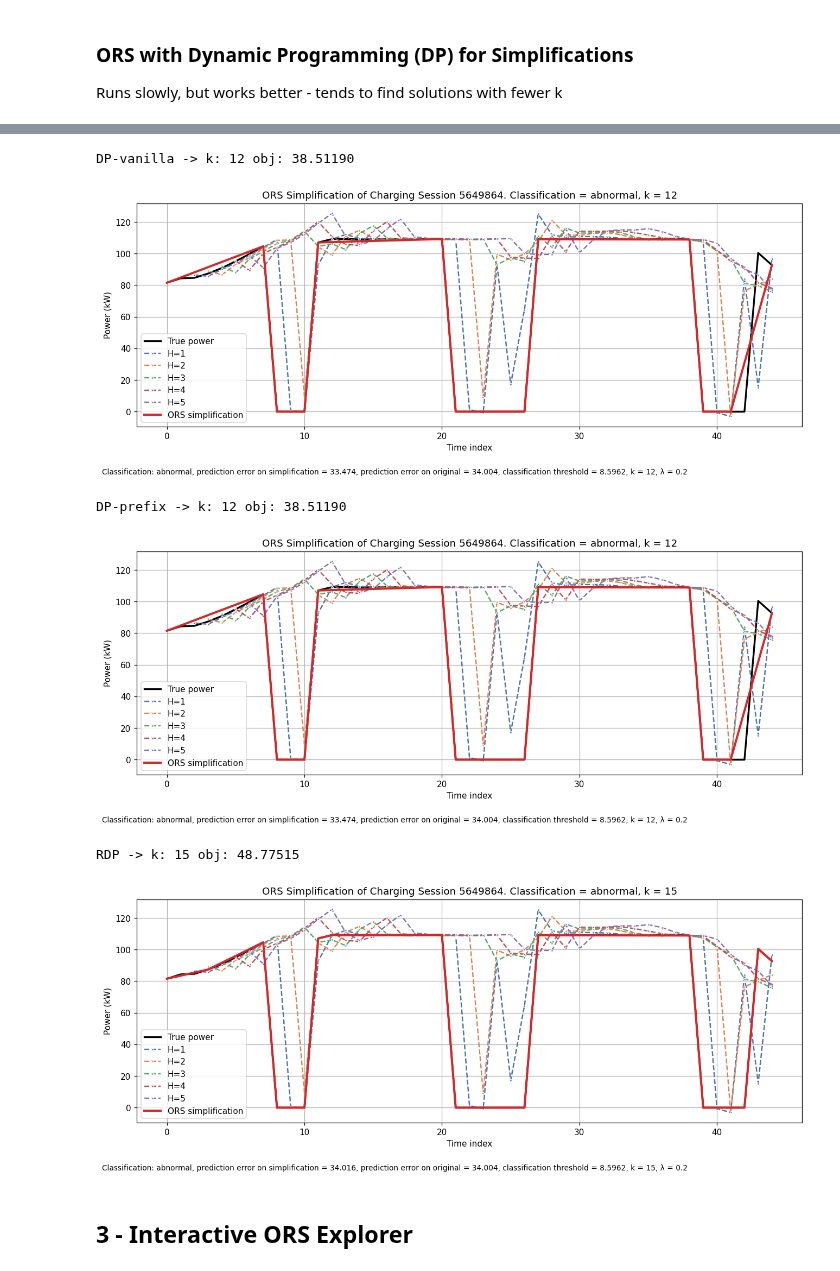
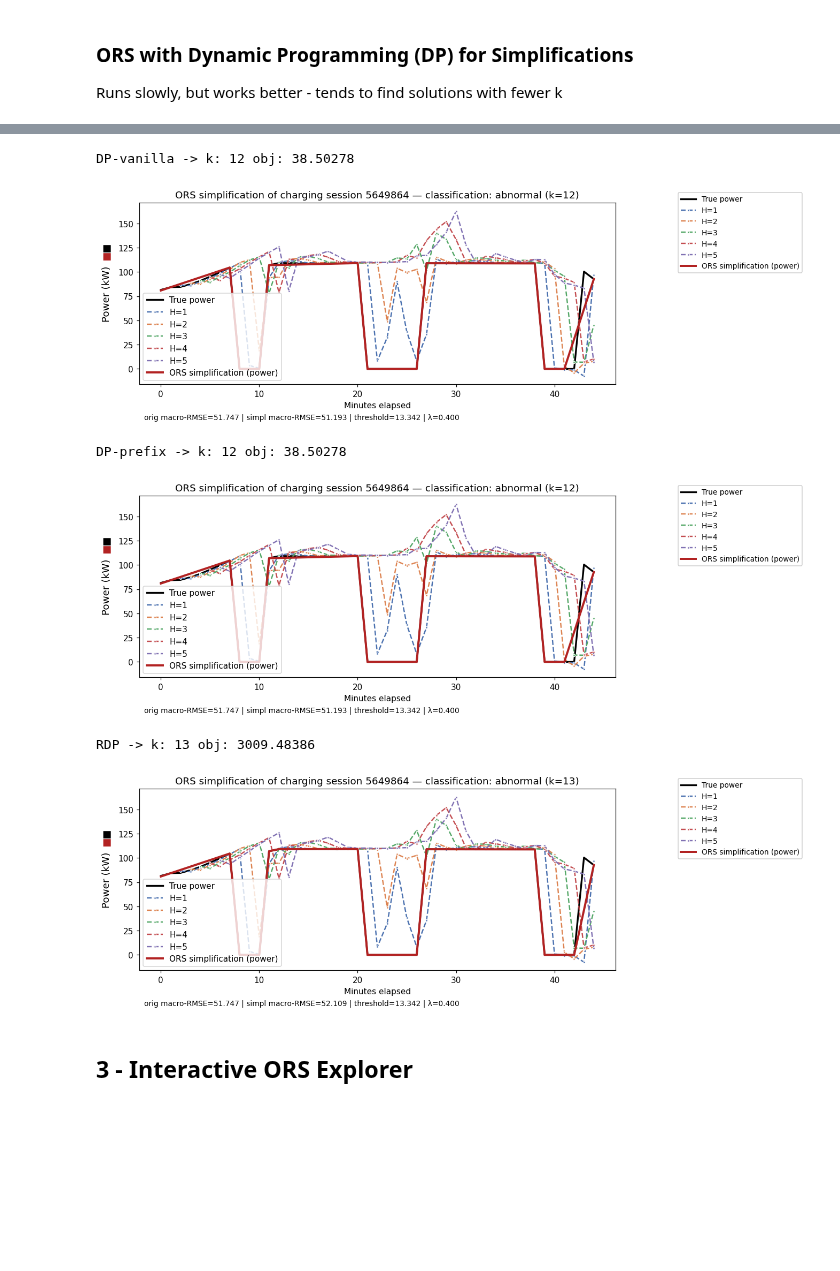
Before and after one commit to SebastianRokholt/Machine-Teaching-for-XAI--TimeSeries-Models, a Jupyter notebook: Notebooks/05__Curve_Simplification.ipynb, the cells around one changed output, grey strips where cells are left out. Drawn from its saved outputs; the diff is of its cells as text; code cells hidden in the pictures; blank space fills up the shorter version.

Commit message:
refactor: upd curve simplifications and AD notebooks for new model arch

```diff
--- a/Notebooks/05__Curve_Simplification.ipynb
+++ b/Notebooks/05__Curve_Simplification.ipynb
@@ -156,10 +199,17 @@ KeyboardInterrupt:
 # %%
 # 2) DP + PREFIX SUMS (slightly faster)
 p_fast = ORSParams(stage1_mode="dp_prefix", **common_params)
-res_fast = ors(bundle_test, model, p_fast,
-                             power_scaler=power_scaler, soc_scaler=soc_scaler,
-                             idx_power_inp=idx_power_inp, idx_soc_inp=idx_soc_inp,
-                             power_weight=POWER_WEIGHT, decay_lambda=LAMBDA_DECAY,
-                             threshold=MRC_THRESHOLD)
-print(f"[DP-prefix]  k={res_fast['k']}, frag={res_fast['frag']:.5f}, obj={res_fast['obj']:.5f}")
+res_fast = ors(
+    bundle_test,
+    model,
+    p_fast,
+    power_scaler=power_scaler,
+    idx_power_inp=idx_power_inp,
+    decay_lambda=LAMBDA_DECAY,
+    threshold=AD_THRESHOLD,
+)
+if res_fast is None:
+    print("[DP-prefix] no label-preserving simplification found for this session with current params.")
+else:
+    print(f"[DP-prefix] k={res_fast['k']}, frag={res_fast['frag']:.5f}, obj={res_fast['obj']:.5f}")
 # %% [output]
@@ -178,26 +235,36 @@ print(f"[RDP]        k={res_rdp['k']}, frag={res_rdp['frag']:.5f}, obj={res_rdp[
 # %%
-base_lbl, base_err, _ = base_label_from_bundle(bundle_test,
-    power_scaler=power_scaler, soc_scaler=soc_scaler,
-    idx_power_inp=idx_power_inp, idx_soc_inp=idx_soc_inp,
-    power_weight=POWER_WEIGHT, decay_lambda=LAMBDA_DECAY,
-    t_min_eval=p_vanilla.t_min_eval, threshold=MRC_THRESHOLD)
+base_lbl, base_err, _ = base_label_from_bundle(
+    bundle_test,
+    power_scaler=power_scaler,
+    idx_power_inp=idx_power_inp,
+    decay_lambda=LAMBDA_DECAY,
+    t_min_eval=T_MIN_EVAL,
+    threshold=AD_THRESHOLD)
 
 for tag, res in [("DP-vanilla", res_vanilla), ("DP-prefix", res_fast), ("RDP", res_rdp)]:
     print(tag, "-> k:", res["k"], "obj:", f"{res['obj']:.5f}")
-    fig, ax = plot_raw_pred_simp_session(bundle_test, power_scaler, soc_scaler,
-        idx_power_inp, idx_soc_inp,
-        res['sts'], session_id=bundle_test.session_id,
-        k=res['k'], threshold=MRC_THRESHOLD,
-        simp_error=res['err'], orig_error=base_err, label=res['label'],
-        decay_lambda=LAMBDA_DECAY, t_min_eval=p_vanilla.t_min_eval)
+    fig, ax = plot_raw_pred_simp_session(
+        bundle_test,
+        power_scaler,
+        idx_power_inp,
+        res['sts'],
+        session_id=bundle_test.session_id,
+        k=res['k'],
+        threshold=AD_THRESHOLD,
+        simp_error=res['err'],
+        orig_error=base_err,
+        label=res['label'],
+        decay_lambda=LAMBDA_DECAY,
+        t_min_eval=T_MIN_EVAL
+    )
     plt.show()
 # %% [output]
-DP-vanilla -> k: 12 obj: 38.51190
+DP-vanilla -> k: 12 obj: 38.50278
-[figure, old version]
+[figure, new version]
-DP-prefix -> k: 12 obj: 38.51190
+DP-prefix -> k: 12 obj: 38.50278
-[figure, old version]
+[figure, new version]
-RDP -> k: 15 obj: 48.77515
+RDP -> k: 13 obj: 3009.48386
-[figure, old version]
+[figure, new version]
 # %% [markdown]
 ## 3 - Interactive ORS Explorer
 # %%
```
Also changed, not shown: parts of 7 cells of this notebook, 5 other files.
